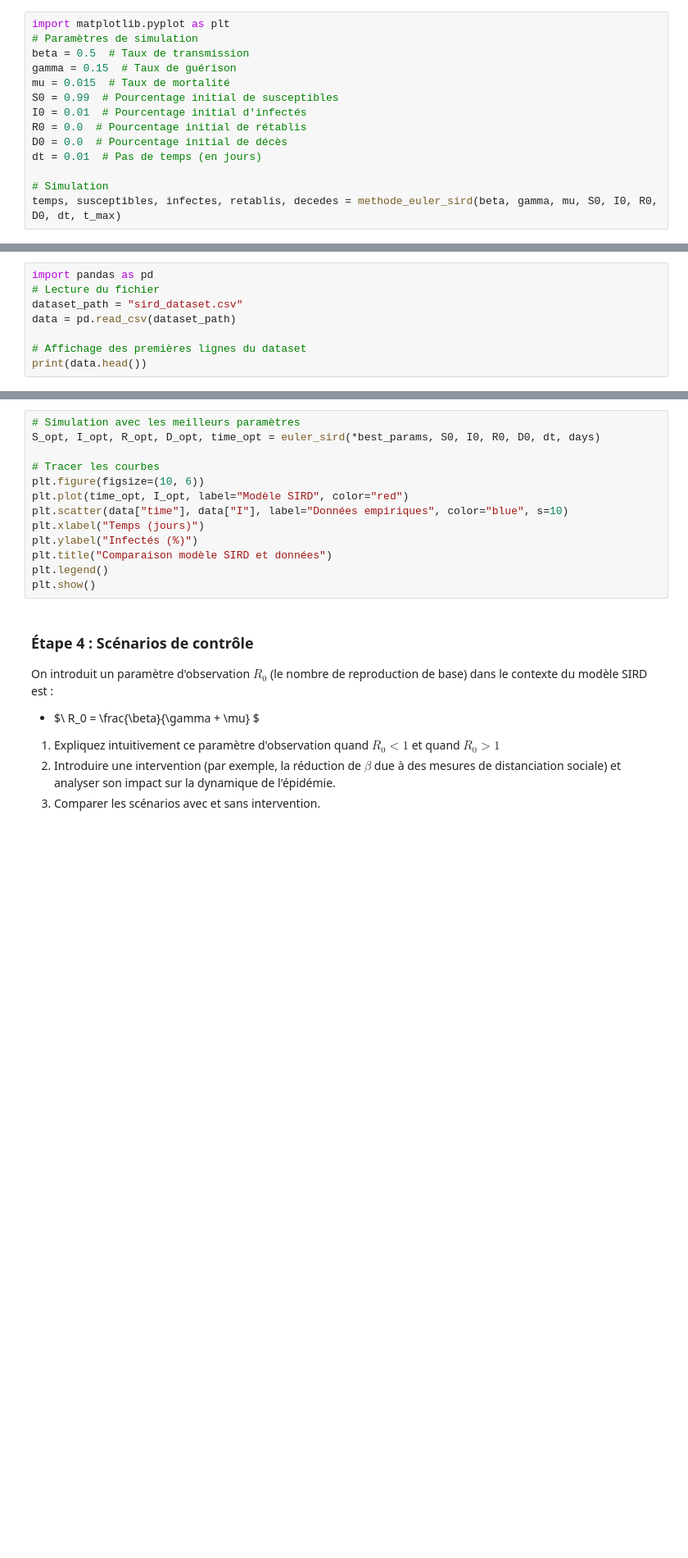
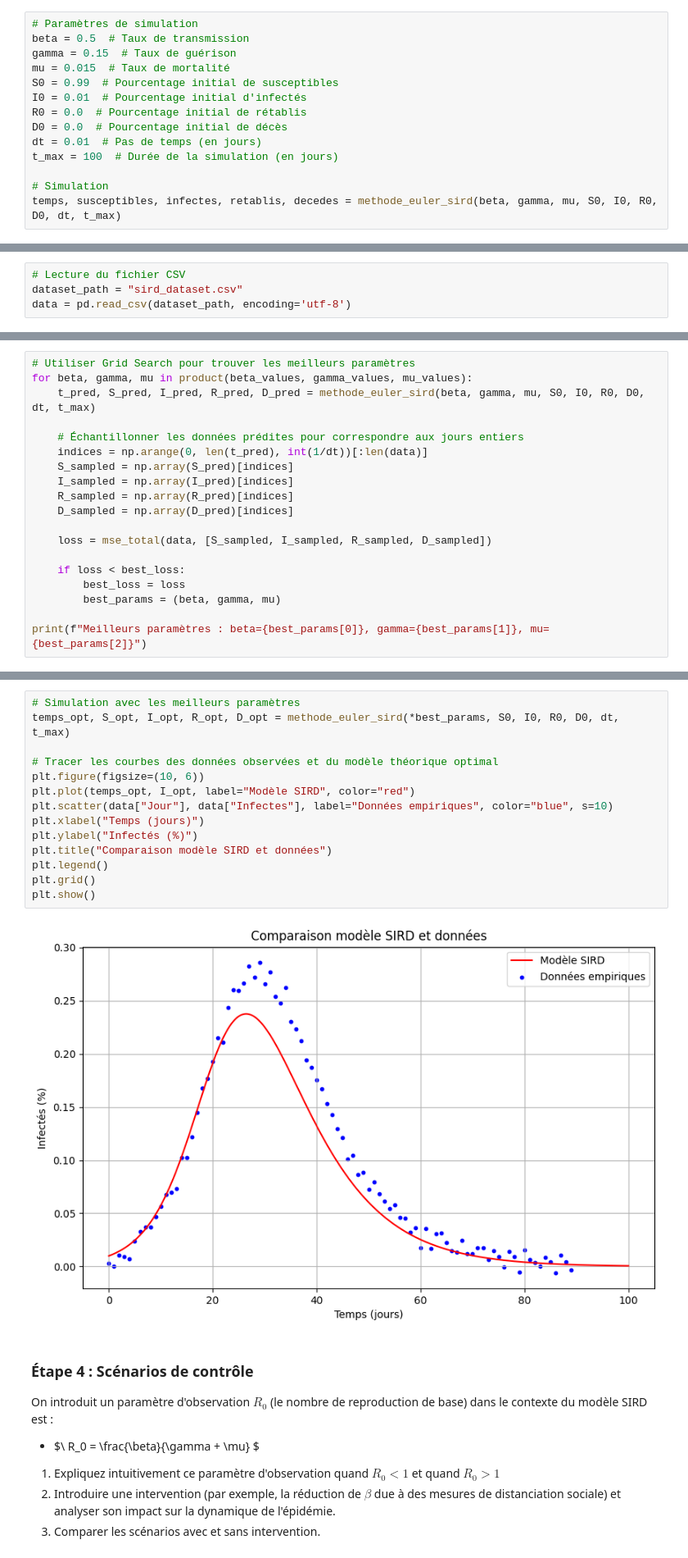
Before and after one commit to Jad-bo/SIRD, a Jupyter notebook: modèle épidémiologique SIRD.ipynb, the cells around one changed output, grey strips where cells are left out. Shown at 82% size. Cells and saved outputs as stored; diff of their text form; blank space fills up the shorter version.

```diff
--- a/modèle épidémiologique SIRD.ipynb
+++ b/modèle épidémiologique SIRD.ipynb
@@ -84,7 +88,6 @@ def methode_euler_sird(beta, gamma, mu, S0, I0, R0, D0, dt, t_max):
 - **Rappel : Ici  t  est en jour, donc si votre pas est égale à 0.01, il vous faut effectuer 100 pas pour simuler toute une journée**
 2. Tracer les courbes de $S(t)$, $I(t)$, $R(t)$ et $D(t)$ en fonction du temps.
 # %%
-import matplotlib.pyplot as plt
 # Paramètres de simulation
 beta = 0.5  # Taux de transmission
 gamma = 0.15  # Taux de guérison
@@ -94,6 +97,7 @@ I0 = 0.01  # Pourcentage initial d'infectés
 R0 = 0.0  # Pourcentage initial de rétablis
 D0 = 0.0  # Pourcentage initial de décès
 dt = 0.01  # Pas de temps (en jours)
+t_max = 100  # Durée de la simulation (en jours)
 
 # Simulation
 temps, susceptibles, infectes, retablis, decedes = methode_euler_sird(beta, gamma, mu, S0, I0, R0, D0, dt, t_max)
@@ -130,13 +136,9 @@ Voici les valeurs possible pour le triplet $\beta$, $\gamma$ et $\mu$ :
 4. Visualisez sur un même graphique les résultats de votre modèle théorique optimal et les données empiriques.
 **Rappel** : Ici $t$ est en jour, donc si votre pas est égale à 0.01, il vous faut effectuer 100 pas pour simuler toute une journée
 # %%
-import pandas as pd
-# Lecture du fichier
+# Lecture du fichier CSV
 dataset_path = "sird_dataset.csv"
-data = pd.read_csv(dataset_path)
-
-# Affichage des premières lignes du dataset
-print(data.head())
+data = pd.read_csv(dataset_path, encoding='utf-8')
 # %%
 """  Justification du choix de la MSE
 La MSE est un bon choix pour mesurer la différence entre les données observées et prédites
@@ -178,0 +178,19 @@ print(f"Meilleurs paramètres : beta={best_params[0]}, gamma={best_params[1]}, m
+# %%
+# Utiliser Grid Search pour trouver les meilleurs paramètres
+for beta, gamma, mu in product(beta_values, gamma_values, mu_values):
+    t_pred, S_pred, I_pred, R_pred, D_pred = methode_euler_sird(beta, gamma, mu, S0, I0, R0, D0, dt, t_max)
+
+    # Échantillonner les données prédites pour correspondre aux jours entiers
+    indices = np.arange(0, len(t_pred), int(1/dt))[:len(data)]
+    S_sampled = np.array(S_pred)[indices]
+    I_sampled = np.array(I_pred)[indices]
+    R_sampled = np.array(R_pred)[indices]
+    D_sampled = np.array(D_pred)[indices]
+
+    loss = mse_total(data, [S_sampled, I_sampled, R_sampled, D_sampled])
+
+    if loss < best_loss:
+        best_loss = loss
+        best_params = (beta, gamma, mu)
+
+print(f"Meilleurs paramètres : beta={best_params[0]}, gamma={best_params[1]}, mu={best_params[2]}")
@@ -179,16 +199,19 @@ print(f"Meilleurs paramètres : beta={best_params[0]}, gamma={best_params[1]}, m
 # %%
 # Simulation avec les meilleurs paramètres
-S_opt, I_opt, R_opt, D_opt, time_opt = euler_sird(*best_params, S0, I0, R0, D0, dt, days)
+temps_opt, S_opt, I_opt, R_opt, D_opt = methode_euler_sird(*best_params, S0, I0, R0, D0, dt, t_max)
 
-# Tracer les courbes
+# Tracer les courbes des données observées et du modèle théorique optimal
 plt.figure(figsize=(10, 6))
-plt.plot(time_opt, I_opt, label="Modèle SIRD", color="red")
-plt.scatter(data["time"], data["I"], label="Données empiriques", color="blue", s=10)
+plt.plot(temps_opt, I_opt, label="Modèle SIRD", color="red")
+plt.scatter(data["Jour"], data["Infectes"], label="Données empiriques", color="blue", s=10)
 plt.xlabel("Temps (jours)")
 plt.ylabel("Infectés (%)")
 plt.title("Comparaison modèle SIRD et données")
 plt.legend()
+plt.grid()
 plt.show()
+# %% [output]
+[figure, added]
 # %% [markdown]
 ### Étape 4 : Scénarios de contrôle
 On introduit un paramètre d'observation $R_0$ (le nombre de reproduction de base) dans le contexte du modèle SIRD est :
```
Also changed, not shown: parts of 8 cells of this notebook, 1 other file.
